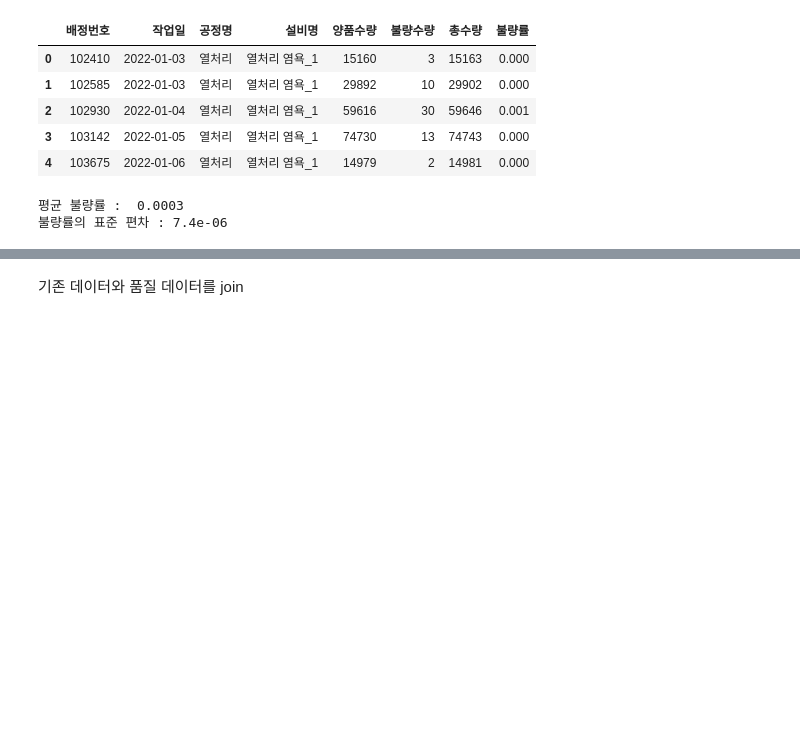
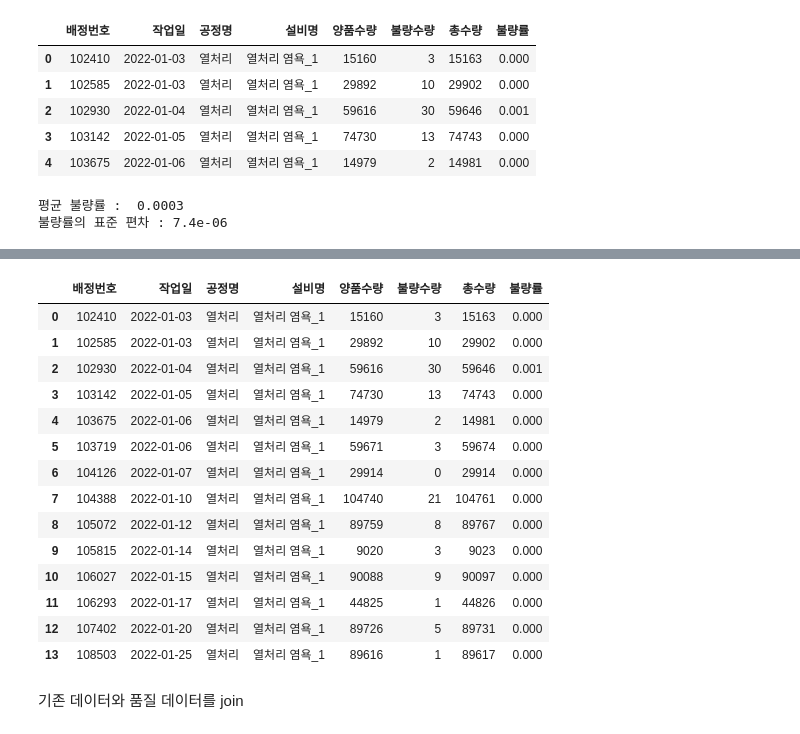
Before and after one commit to nyeokinyeoki/kamp, a Jupyter notebook: Data_analyse_heat_treatment_제조에 미련이 남아.ipynb, the cells around one changed output, grey strips where cells are left out. Drawn from its saved outputs; the diff is of its cells as text; code cells hidden in the pictures; blank space fills up the shorter version.

```diff
--- a/Data_analyse_heat_treatment_제조에 미련이 남아.ipynb
+++ b/Data_analyse_heat_treatment_제조에 미련이 남아.ipynb
@@ -10,6 +10,7 @@ import warnings
 import math
 import seaborn as sns
 import matplotlib.pyplot as plt
+import copy
 from statsmodels import api
 from scipy import stats
 from sklearn.preprocessing import MinMaxScaler
@@ -26,7 +27,7 @@ from xgboost.sklearn import XGBClassifier
 warnings.filterwarnings("ignore")
 
 # Pandas의 실수 표시를 소수점 3자리까지 표시
-pd.options.display.float_format = '{:.3f}'.format
+pd.options.display.float_format = '{:.5f}'.format
 
 # 데이터 경로
 dir_data = "G:/내 드라이브/kamp/data"
@@ -440,3 +510,21 @@ print("불량률의 표준 편차 :",round(product_std_dv, 7))
+# %%
+df_qual[df_qual["작업일"].dt.year==2022][df_qual["작업일"].dt.month==1]
+# %% [output]
+|  | 배정번호 | 작업일 | 공정명 | 설비명 | 양품수량 | 불량수량 | 총수량 | 불량률 |
+| 0 | 102410 | 2022-01-03 | 열처리 | 열처리 염욕_1 | 15160 | 3 | 15163 | 0.000 |
+| 1 | 102585 | 2022-01-03 | 열처리 | 열처리 염욕_1 | 29892 | 10 | 29902 | 0.000 |
+| 2 | 102930 | 2022-01-04 | 열처리 | 열처리 염욕_1 | 59616 | 30 | 59646 | 0.001 |
+| 3 | 103142 | 2022-01-05 | 열처리 | 열처리 염욕_1 | 74730 | 13 | 74743 | 0.000 |
+| 4 | 103675 | 2022-01-06 | 열처리 | 열처리 염욕_1 | 14979 | 2 | 14981 | 0.000 |
+| 5 | 103719 | 2022-01-06 | 열처리 | 열처리 염욕_1 | 59671 | 3 | 59674 | 0.000 |
+| 6 | 104126 | 2022-01-07 | 열처리 | 열처리 염욕_1 | 29914 | 0 | 29914 | 0.000 |
+| 7 | 104388 | 2022-01-10 | 열처리 | 열처리 염욕_1 | 104740 | 21 | 104761 | 0.000 |
+| 8 | 105072 | 2022-01-12 | 열처리 | 열처리 염욕_1 | 89759 | 8 | 89767 | 0.000 |
+| 9 | 105815 | 2022-01-14 | 열처리 | 열처리 염욕_1 | 9020 | 3 | 9023 | 0.000 |
+| 10 | 106027 | 2022-01-15 | 열처리 | 열처리 염욕_1 | 90088 | 9 | 90097 | 0.000 |
+| 11 | 106293 | 2022-01-17 | 열처리 | 열처리 염욕_1 | 44825 | 1 | 44826 | 0.000 |
+| 12 | 107402 | 2022-01-20 | 열처리 | 열처리 염욕_1 | 89726 | 5 | 89731 | 0.000 |
+| 13 | 108503 | 2022-01-25 | 열처리 | 열처리 염욕_1 | 89616 | 1 | 89617 | 0.000 |
 # %% [markdown]
 기존 데이터와 품질 데이터를 join
 # %%
```
Also changed, not shown: parts of 6 cells of this notebook.
